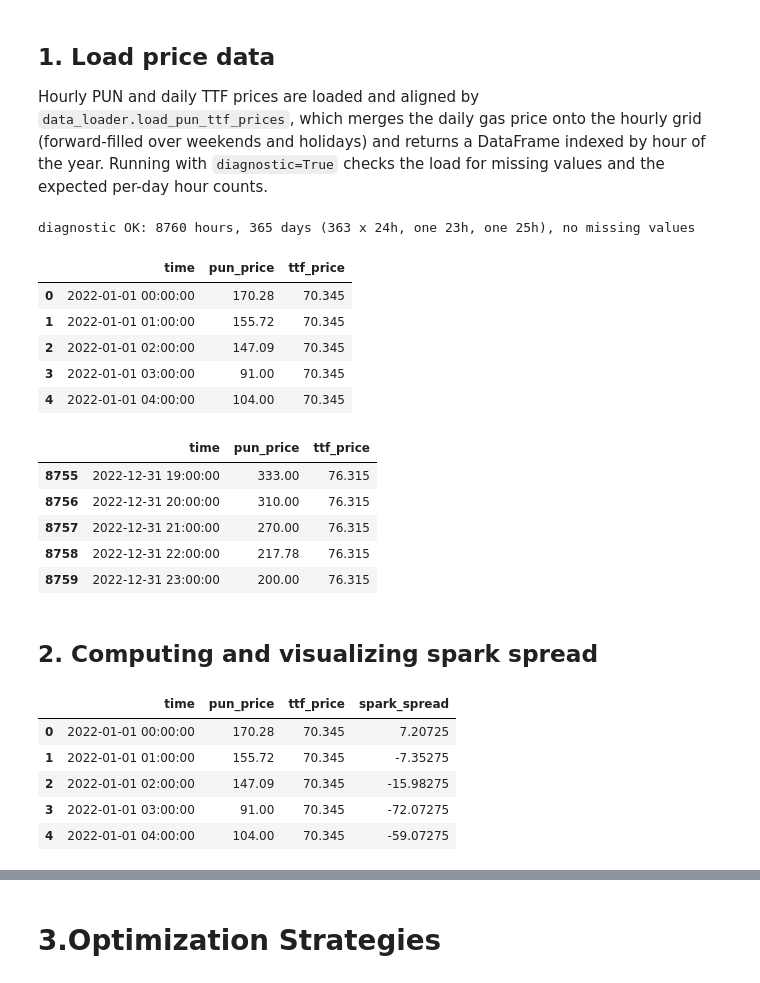
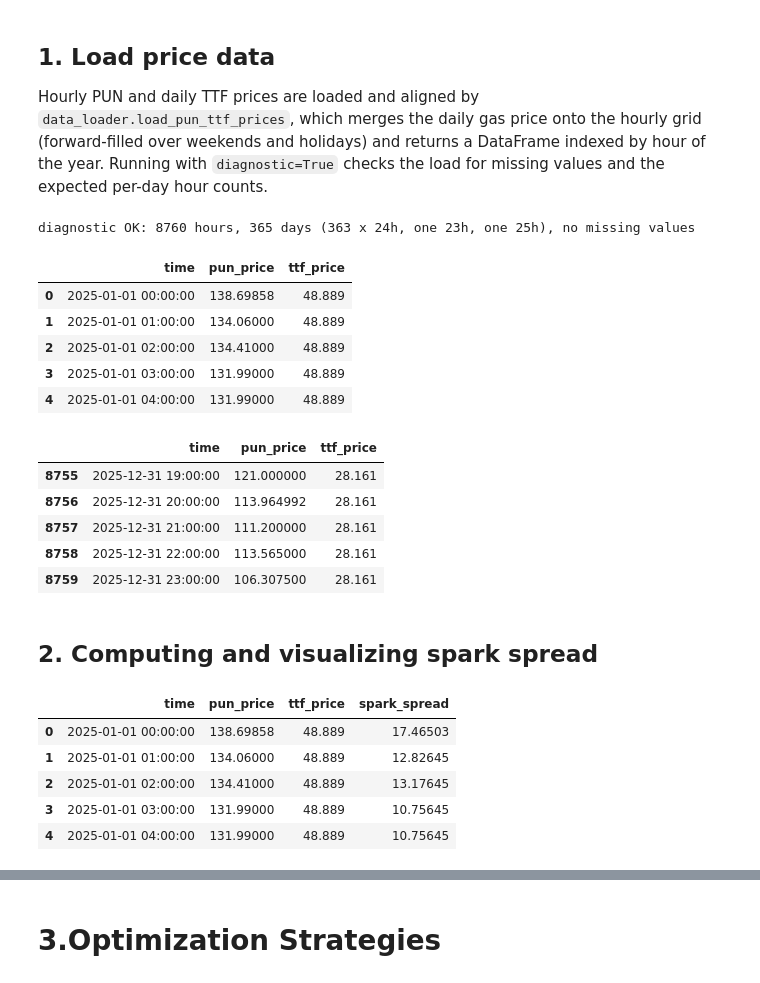
Before and after one commit to Frascus/ccgt-valuation, a Jupyter notebook: analysis.ipynb, the cells around one changed output, grey strips where cells are left out. Drawn from its saved outputs; the diff is of its cells as text; code cells hidden in the pictures.

```diff
--- a/analysis.ipynb
+++ b/analysis.ipynb
@@ -31,26 +31,26 @@ the hourly grid (forward-filled over weekends and holidays) and returns
 a DataFrame indexed by hour of the year. Running with `diagnostic=True`
 checks the load for missing values and the expected per-day hour counts.
 # %%
-year=2022 #available years are 2021 - 2022 - 2023 only
+year=2025 #available years are 2022 - 2023 - 2024 - 2025 only
 
 pun_ttf_prices=data_loader.load_pun_ttf_prices(diagnostic=True, year=year)
 
 display(pun_ttf_prices.head())
 display(pun_ttf_prices.tail())
 # %% [output]
 diagnostic OK: 8760 hours, 365 days (363 x 24h, one 23h, one 25h), no missing values
 |  | time | pun_price | ttf_price |
-| 0 | 2022-01-01 00:00:00 | 170.28 | 70.345 |
-| 1 | 2022-01-01 01:00:00 | 155.72 | 70.345 |
-| 2 | 2022-01-01 02:00:00 | 147.09 | 70.345 |
-| 3 | 2022-01-01 03:00:00 | 91.00 | 70.345 |
-| 4 | 2022-01-01 04:00:00 | 104.00 | 70.345 |
+| 0 | 2025-01-01 00:00:00 | 138.69858 | 48.889 |
+| 1 | 2025-01-01 01:00:00 | 134.06000 | 48.889 |
+| 2 | 2025-01-01 02:00:00 | 134.41000 | 48.889 |
+| 3 | 2025-01-01 03:00:00 | 131.99000 | 48.889 |
+| 4 | 2025-01-01 04:00:00 | 131.99000 | 48.889 |
 |  | time | pun_price | ttf_price |
-| 8755 | 2022-12-31 19:00:00 | 333.00 | 76.315 |
-| 8756 | 2022-12-31 20:00:00 | 310.00 | 76.315 |
-| 8757 | 2022-12-31 21:00:00 | 270.00 | 76.315 |
-| 8758 | 2022-12-31 22:00:00 | 217.78 | 76.315 |
-| 8759 | 2022-12-31 23:00:00 | 200.00 | 76.315 |
+| 8755 | 2025-12-31 19:00:00 | 121.000000 | 28.161 |
+| 8756 | 2025-12-31 20:00:00 | 113.964992 | 28.161 |
+| 8757 | 2025-12-31 21:00:00 | 111.200000 | 28.161 |
+| 8758 | 2025-12-31 22:00:00 | 113.565000 | 28.161 |
+| 8759 | 2025-12-31 23:00:00 | 106.307500 | 28.161 |
 # %% [markdown]
 ## 2. Computing and visualizing spark spread
 # %%
@@ -65,11 +65,11 @@ pun_ttf_prices["spark_spread"]=dispatch.compute_spark_spread(
 pun_ttf_prices.head()
 # %% [output]
 |  | time | pun_price | ttf_price | spark_spread |
-| 0 | 2022-01-01 00:00:00 | 170.28 | 70.345 | 7.20725 |
-| 1 | 2022-01-01 01:00:00 | 155.72 | 70.345 | -7.35275 |
-| 2 | 2022-01-01 02:00:00 | 147.09 | 70.345 | -15.98275 |
-| 3 | 2022-01-01 03:00:00 | 91.00 | 70.345 | -72.07275 |
-| 4 | 2022-01-01 04:00:00 | 104.00 | 70.345 | -59.07275 |
+| 0 | 2025-01-01 00:00:00 | 138.69858 | 48.889 | 17.46503 |
+| 1 | 2025-01-01 01:00:00 | 134.06000 | 48.889 | 12.82645 |
+| 2 | 2025-01-01 02:00:00 | 134.41000 | 48.889 | 13.17645 |
+| 3 | 2025-01-01 03:00:00 | 131.99000 | 48.889 | 10.75645 |
+| 4 | 2025-01-01 04:00:00 | 131.99000 | 48.889 | 10.75645 |
 # %%
 # media giornaliera
 daily = (
```
Also changed, not shown: parts of 7 cells of this notebook, 6 other files.
